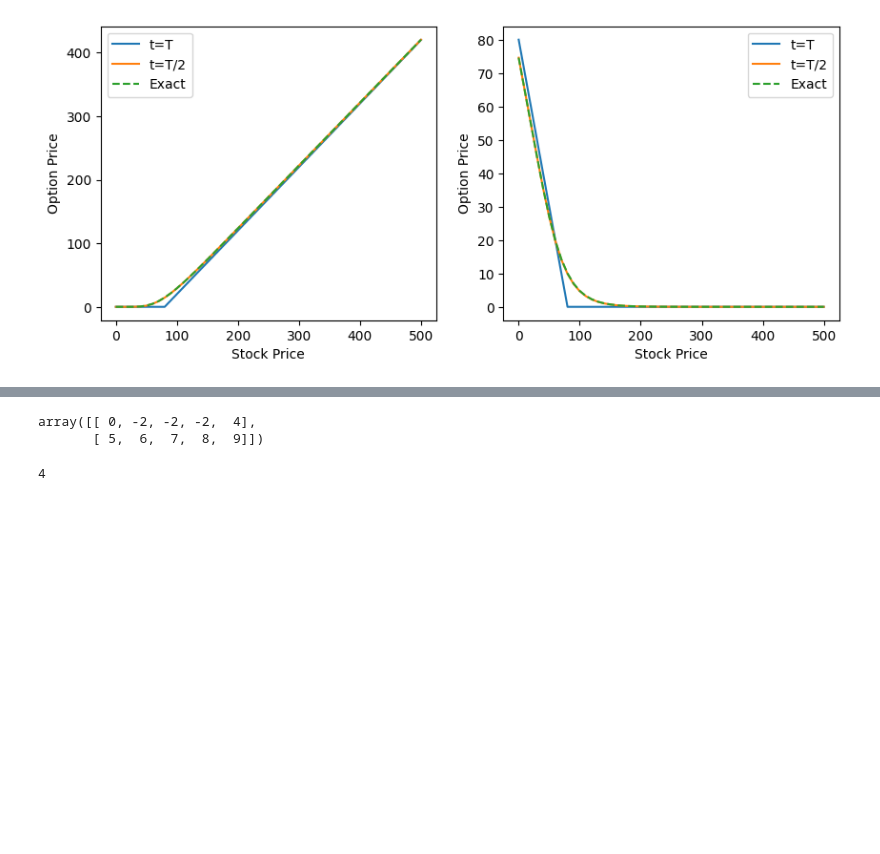
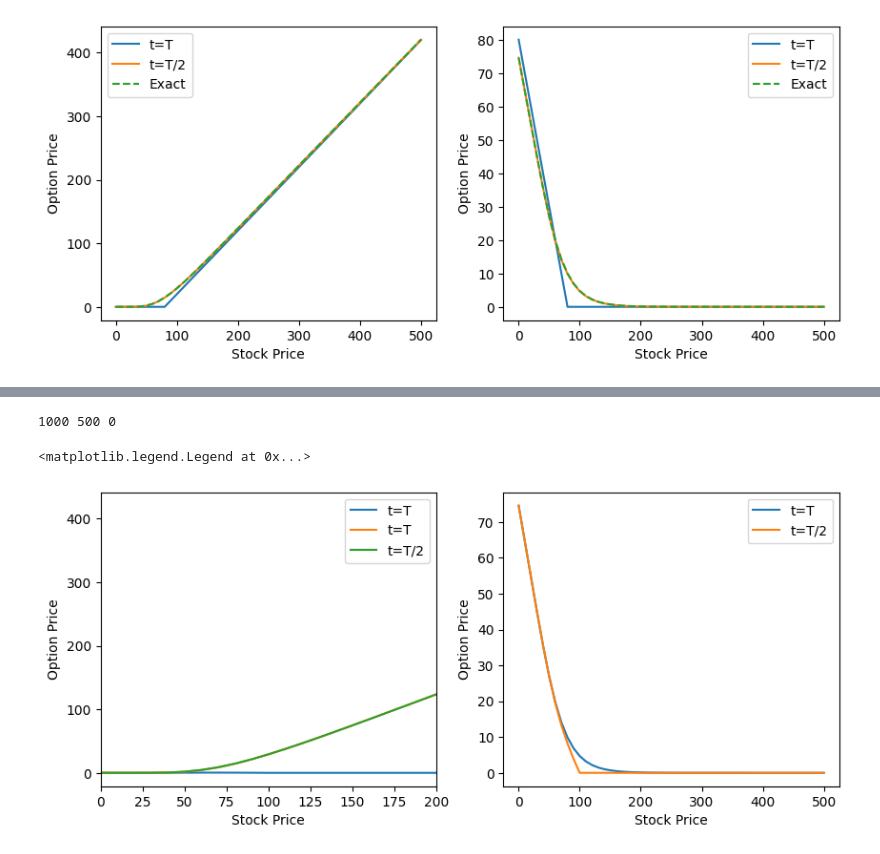
Before and after one commit to SMJose/Black-Scholes_Option_price_finite_difference, a Jupyter notebook: Black-Scholes.ipynb, the cells around one changed output, grey strips where cells are left out. Cells and saved outputs as stored; diff of their text form; code cells hidden in the pictures; blank space fills up the shorter version.

Commit message:
V6-added Barrier option functions

```diff
--- a/Black-Scholes.ipynb
+++ b/Black-Scholes.ipynb
@@ -190,8 +129,6 @@ def FiniteDiff_European(Opt_type,K,sigma,r,c,Smax,dS,T,dt):
     G2_const = (r-c)*S_grid[1:-1]
 
     # Calculating price backwards in time
-    n_itter = int(T/dt)
-    j = 2
     for i in range(1,nt):
 
         dF_grid = (F_grid[nt-i,2:]-F_grid[nt-i,:-2])/(2*dS)
@@ -209,7 +146,6 @@ def FiniteDiff_European(Opt_type,K,sigma,r,c,Smax,dS,T,dt):
         if Opt_type == "put":
             F_grid[nt-i-1,0],F_grid[nt-i-1,-1] = K*np.exp(-r*i*dt), 0.0
 
-
     return S_grid, t_grid , F_grid
 
 # ------------------------------------
@@ -291,9 +219,0 @@ l[0,1:-1] = l[1,:-2]-l[1,2:]
-# %%
-l
-# %% [output]
-array([[ 0, -2, -2, -2,  4],
-       [ 5,  6,  7,  8,  9]])
-# %%
-print(104%10)
-# %% [output]
-4
@@ -299,0 +315,53 @@ print(104%10)
+# %%
+
+# Parameters
+# Option parameters
+r = 0.07 #interest rate
+K = 80 # strike
+S0 = 100 # Current price
+B = 100
+sigma = 0.4 # volatility
+c = 0.01 # dividend yield
+T = 1 # Expiry time (years)
+
+# Grid parameters
+Smax = 500 # Max stock price
+dS =  10 # grid size (stock price grio)
+dt = 0.001 # grid size (time grid)
+
+# Note: Decreasing dS without appropriately decreasing dt can
+# cause solution to oscillates violently
+
+#----------------------------
+# Solving for derivative price
+S_grid_Barrier, tgrid, Price_grid_call_Barrier = FiniteDiff_Barrier_Out("call","up",K,B,sigma,r,c,Smax,dS,T,dt)
+S_grid_Barrier, tgrid, Price_grid_put_Barrier = FiniteDiff_Barrier_Out("put","up",K,B,sigma,r,c,Smax,dS,T,dt)
+
+t1, t2, t3 = T, T/2, 0 #Choosing three times
+n1, n2, n3 = int(t1/(dt*Delt)), int(t2/(dt*Delt)), int(t3/(dt*Delt)) #index
+print(n1, n2, n3)
+# %% [output]
+1000 500 0
+# %%
+fig, ax = plt.subplots(1,2, figsize=(10, 4))
+
+ax[0].plot(S_grid_Barrier,Price_grid_call_Barrier[0], label="t=T")
+ax[0].plot(S_grid_Barrier,Price_grid_call[0]-Price_grid_call_Barrier[0], label="t=T")
+ax[0].plot(S_grid,Price_grid_call[0], label="t=T/2")
+#ax[0].plot(S_grid,ff, label="t=0")
+ax[0].set_xlim(0,200)
+#ax[0].set_ylim(0,100)
+ax[0].set_xlabel("Stock Price")
+ax[0].set_ylabel("Option Price")
+ax[0].legend()
+
+ax[1].plot(S_grid_Barrier,Price_grid_put[0], label="t=T")
+ax[1].plot(S_grid_Barrier,Price_grid_put_Barrier[0], label="t=T/2")
+#ax[1].plot(S_grid,fg, label="t=0")
+#ax[1].set_xlim(0,200)
+ax[1].set_xlabel("Stock Price")
+ax[1].set_ylabel("Option Price")
+ax[1].legend()
+# %% [output]
+<matplotlib.legend.Legend at 0x...>
+[figure, added]
```
Also changed, not shown: parts of 4 cells of this notebook.
